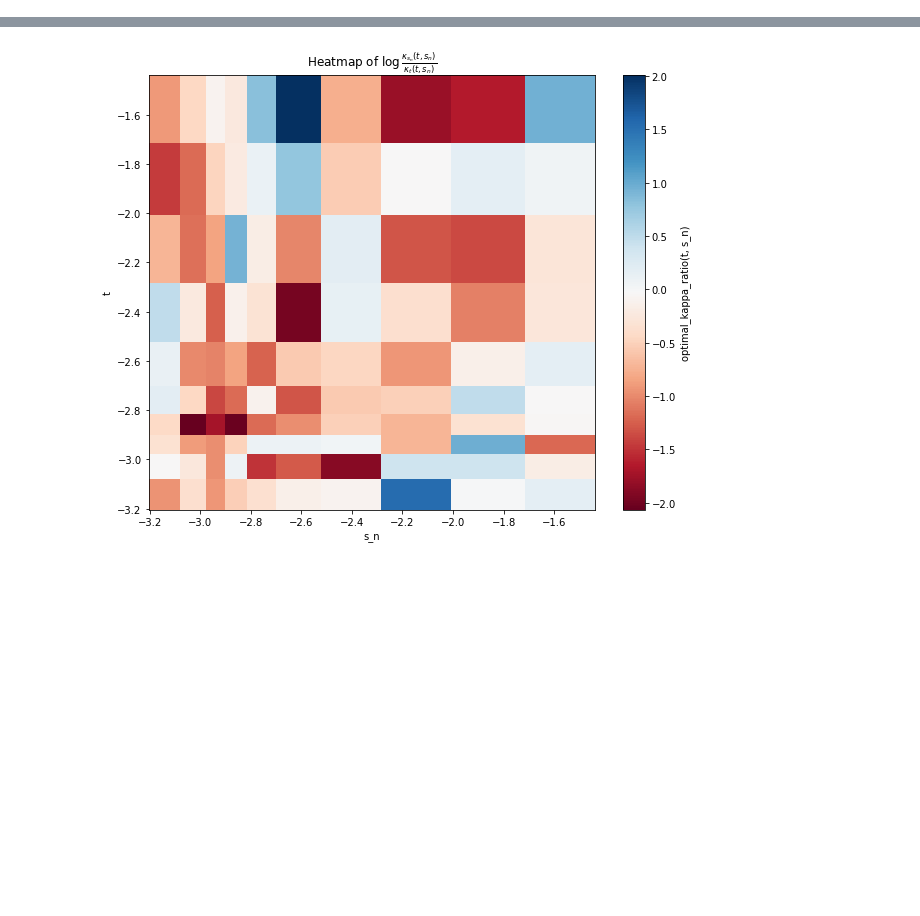
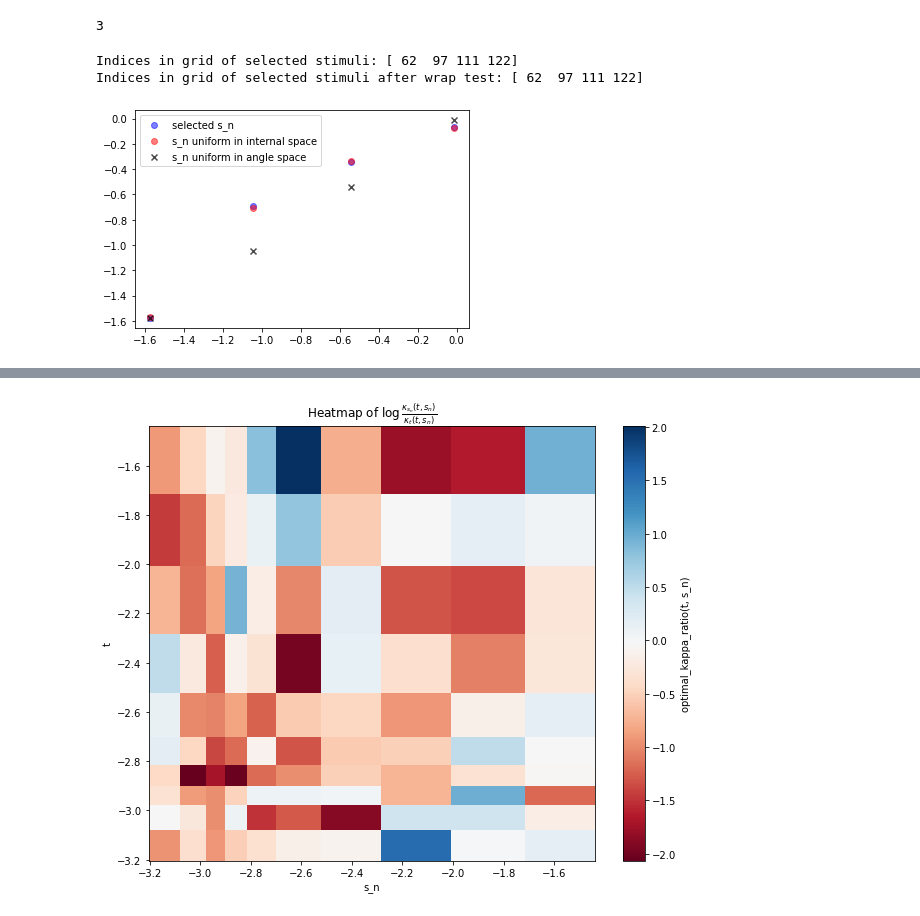
Before and after one commit to ak47na/multisensory_causal_inference, a Jupyter notebook: fits_analysis.ipynb, the cells around one changed output, grey strips where cells are left out. Cells and saved outputs as stored; diff of their text form; code cells hidden in the pictures; blank space fills up the shorter version.

```diff
--- a/fits_analysis.ipynb
+++ b/fits_analysis.ipynb
@@ -43,3 +47,36 @@ grid_dim = 10
+# %%
+grid_dim = int(np.sqrt(s_ns.shape[0]))
+grid_dim
+# %% [output]
+3
+# %%
+indices = 250//4+utils.select_evenly_spaced_integers(num=4, start=0, end=250//4)
+stimuli = np.linspace(-np.pi, np.pi, D)
+selected_internal_stimuli = stimuli[indices] # Uniform in internal space
+selected_stimuli = unif_map.unif_space_to_angle_space(selected_internal_stimuli)
+grid_indices_selected_stimuli = utils.select_closest_values(array=stimuli,
+                                                            selected_values=selected_stimuli,
+                                                            distance_function=utils.circular_dist)
+print(f'Indices in grid of selected stimuli: {grid_indices_selected_stimuli}')
+if (grid_indices_selected_stimuli[0] == 0) and (grid_indices_selected_stimuli[-1] == 0):
+    grid_indices_selected_stimuli[-1] = D-1
+grid_indices_selected_stimuli = np.sort(grid_indices_selected_stimuli)
+print(f'Indices in grid of selected stimuli after wrap test: {grid_indices_selected_stimuli}')
+plt.scatter(selected_internal_stimuli, stimuli[grid_indices_selected_stimuli], label='selected s_n', alpha=.5, c='b')
+plt.scatter(selected_internal_stimuli, selected_stimuli, label='s_n uniform in internal space', alpha=.5, c='r')
+plt.scatter(selected_internal_stimuli, selected_internal_stimuli, alpha=.7, c='k', marker='x', label='s_n uniform in angle space')
+plt.legend()
+plt.show()
+grid_indices_selected_stimuli = np.unique(grid_indices_selected_stimuli)
+r_ns = causal_inference_estimator.gam_data['full_pdf_mat'][grid_indices_selected_stimuli, :, 2]
+r_ns = r_ns[:, grid_indices_selected_stimuli]
+ts, s_ns = np.meshgrid(stimuli[grid_indices_selected_stimuli],
+                        stimuli[grid_indices_selected_stimuli], indexing='ij')
+r_ns, s_ns, ts = r_ns.flatten(), s_ns.flatten(), ts.flatten()
+# %% [output]
+Indices in grid of selected stimuli: [ 62  97 111 122]
+Indices in grid of selected stimuli after wrap test: [ 62  97 111 122]
+[figure, added]
 # %%
 plt.scatter(s_ns, r_ns, label = 'r_n as fn of s_n')
 plt.scatter(ts, r_ns, label='r_n as fn of t')
```
Also changed, not shown: parts of 5 cells of this notebook.
